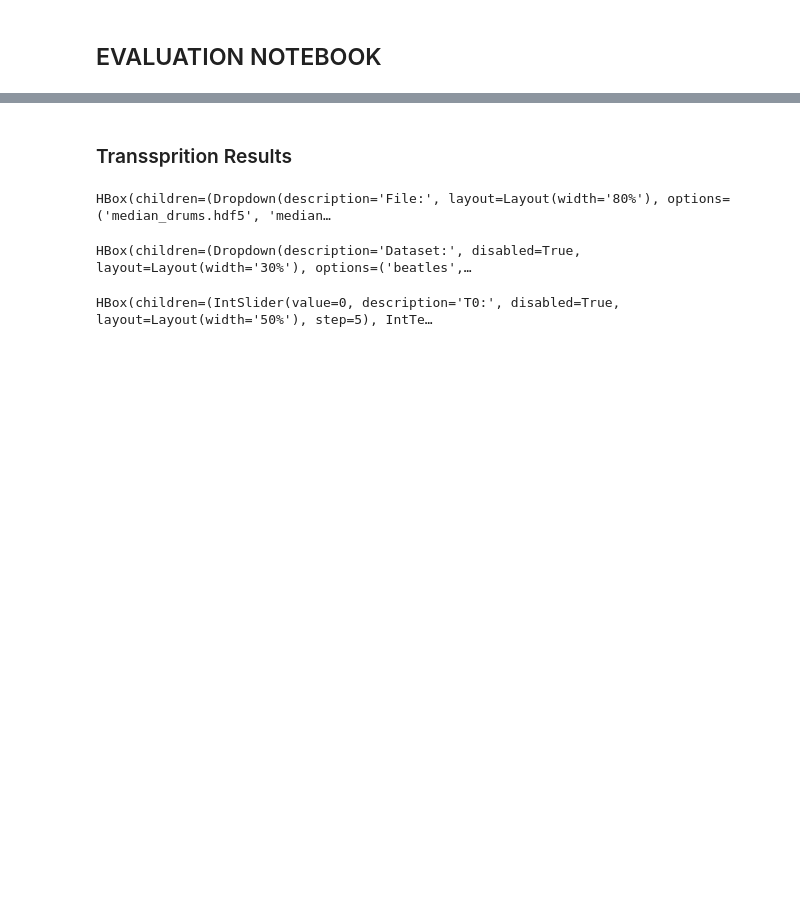
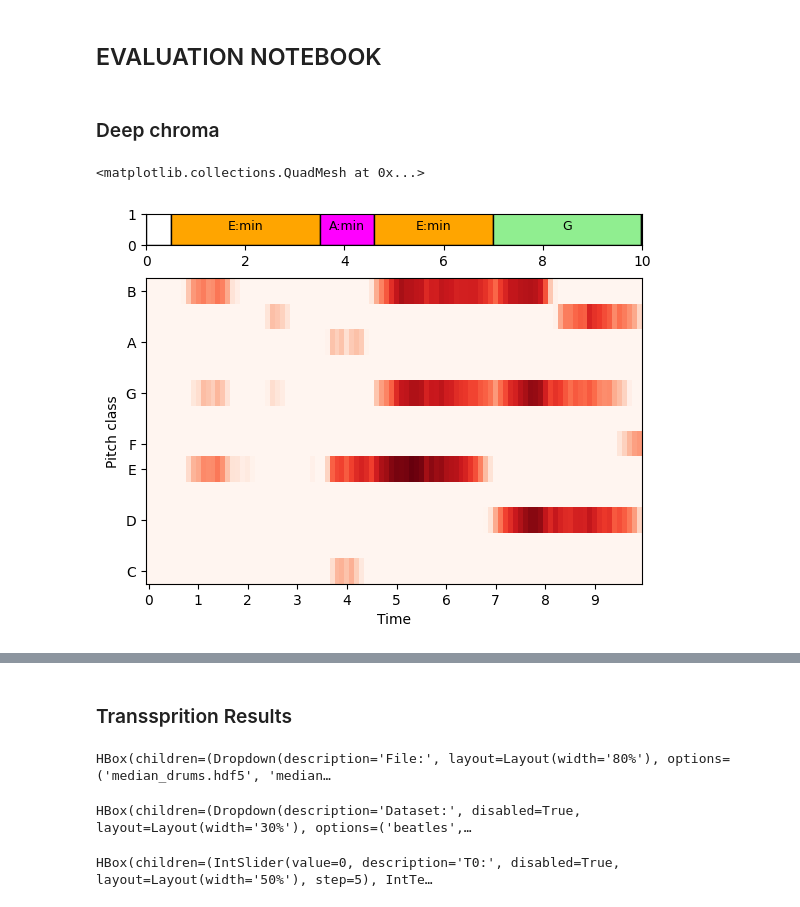
Before and after one commit to Maushax-jpg/chord-recognition, a Jupyter notebook: acr_evaluation.ipynb, the cells around one changed output, grey strips where cells are left out. Drawn from its saved outputs; the diff is of its cells as text; code cells hidden in the pictures; blank space fills up the shorter version.

```diff
--- a/acr_evaluation.ipynb
+++ b/acr_evaluation.ipynb
@@ -1,2 +1,32 @@
 # %% [markdown]
 ## EVALUATION NOTEBOOK
+# %% [markdown]
+### Deep chroma
+# %%
+import librosa
+import numpy as np
+import utils
+import matplotlib.pyplot as plt
+from scipy.fftpack import dct,idct
+import dataloader
+import librosa.display
+import features
+
+
+dset = "beatles"
+track_id = "0111"
+
+## Boys: 0105 -> blurry bass note  Tuning?
+## Anna: 0103
+
+dataset = dataloader.Dataloader(dset,"/home/max/ET-TI/Masterarbeit/chord-recognition/mirdata","none")
+audiopath, annotationpath = dataset[track_id]
+chroma_dcp = features.deepChroma(audiopath,1)
+t_chroma = utils.timeVector(chroma_dcp.shape[1],hop_length=2205)
+gt = utils.loadChordAnnotations(annotationpath)
+fig,ax = plt.subplots(2,1,height_ratios=(1,10))
+utils.plotChordAnnotations(ax[0],gt[0],gt[1],(0,10))
+utils.plotChromagram(ax[1],t_chroma,chroma_dcp,(0,10))
+# %% [output]
+<matplotlib.collections.QuadMesh at 0x...>
+[figure, added]
```
Also changed, not shown: parts of 11 cells of this notebook, 7 other files.
